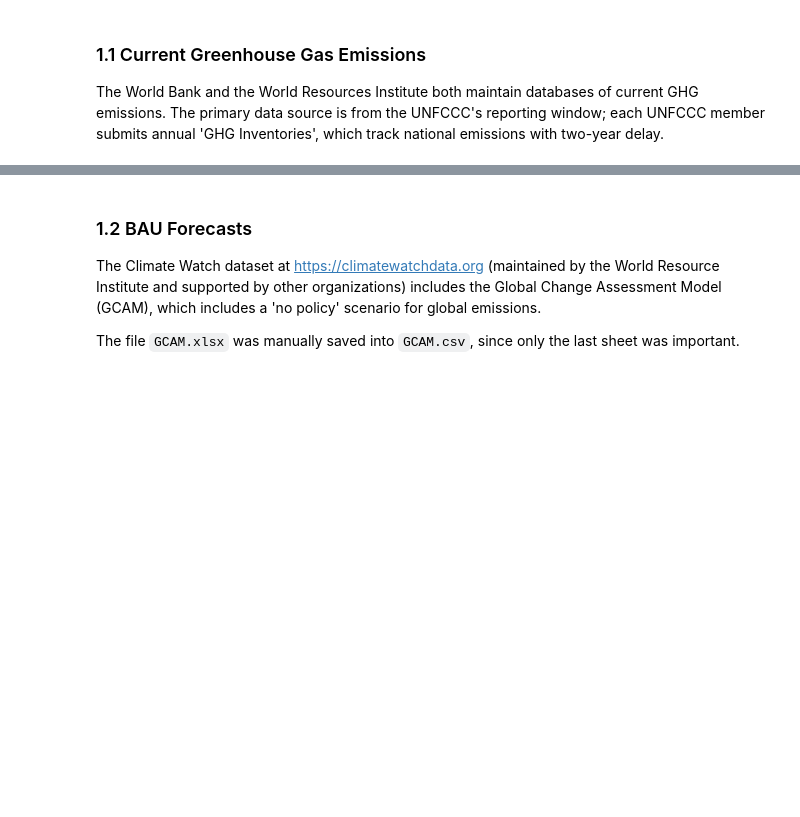
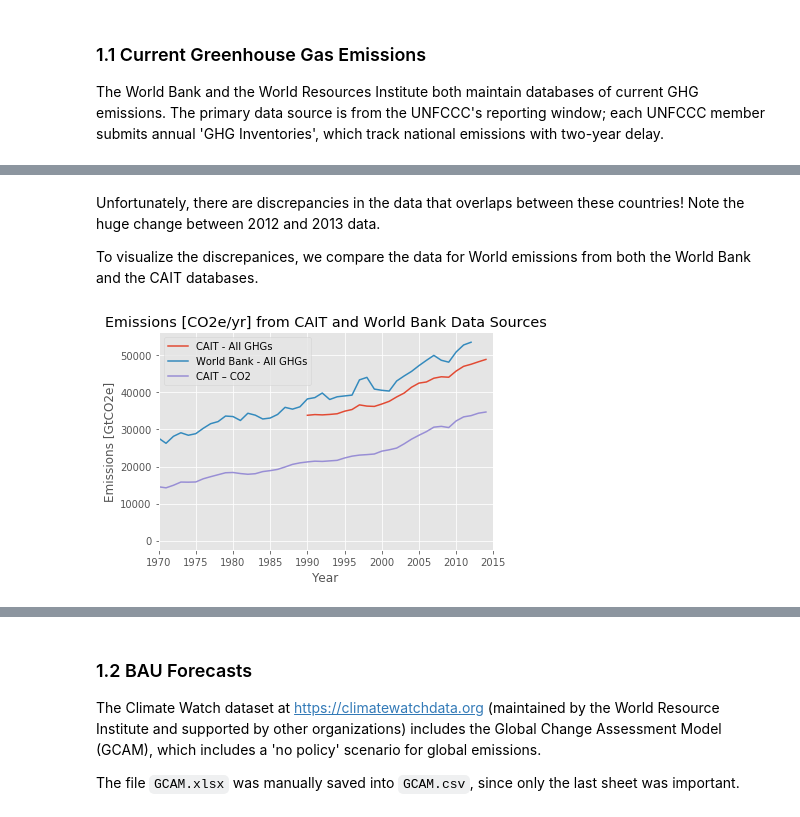
Before and after one commit to jasonrwang/ghg_analytics, a Jupyter notebook: ghg_analytics.ipynb, the cells around one changed output, grey strips where cells are left out. Cells and saved outputs as stored; diff of their text form; code cells hidden in the pictures; blank space fills up the shorter version.

```diff
--- a/ghg_analytics.ipynb
+++ b/ghg_analytics.ipynb
@@ -83,0 +81,8 @@ Name: 2012, dtype: float64
+# %%
+# GHGs from 2013 and 2014
+ghgDf_CAITghg = pd.read_excel("data/wri/CW_CAIT_GHG_Emissions_31102017.xlsx",
+                               sep=',', sheet_name='GHG Emissions', skipinitialspace=True, skiprows=1, index_col=0)
+
+# CO2 emissions from 1850
+ghgDf_CAITco2 = pd.read_excel("data/wri/CW_CAIT_GHG_Emissions_31102017.xlsx",
+                               sep=',', sheet_name='CO2 Total Emissions', skipinitialspace=True, index_col=0).dropna()
@@ -83,0 +122,24 @@ Name: 2012, dtype: float64
+# %% [markdown]
+Unfortunately, there are discrepancies in the data that overlaps between these countries! Note the huge change between 2012 and 2013 data.
+
+To visualize the discrepanices, we compare the data for World emissions from both the World Bank and the CAIT databases.
+# %%
+CAIT_world = ghgDf_CAITghg.loc['World',['Year','Total GHG Emissions Including Land-Use Change and Forestry (MtCO₂e‍)']]
+plt.plot(CAIT_world['Year'].values,CAIT_world.iloc[:,1])
+
+WB_world = ghgDf_WB.loc[['World']].drop(columns='Country Code').melt(var_name='Year')
+plt.plot(WB_world.iloc[:,0].astype(int).values,WB_world.iloc[:,1])
+
+CAIT_world_co2 = ghgDf_CAITco2.loc['World']
+plt.plot(CAIT_world_co2['Year'].values,CAIT_world_co2.iloc[:,1])
+
+plt.xticks(range(1970,2016,5))
+plt.xlim([1970,2015])
+plt.xlabel('Year')
+plt.ylabel('Emissions [GtCO2e]')
+plt.title('Emissions [CO2e/yr] from CAIT and World Bank Data Sources')
+plt.legend(['CAIT - All GHGs','World Bank - All GHGs','CAIT – CO2'])
+
+plt.show()
+# %% [output]
+[figure, added]
```
Also changed, not shown: parts of 12 cells of this notebook.
